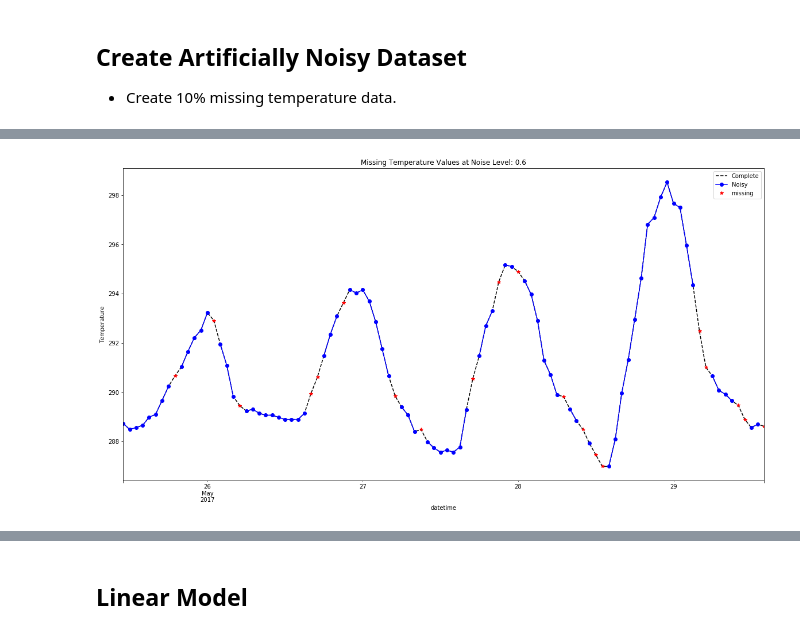
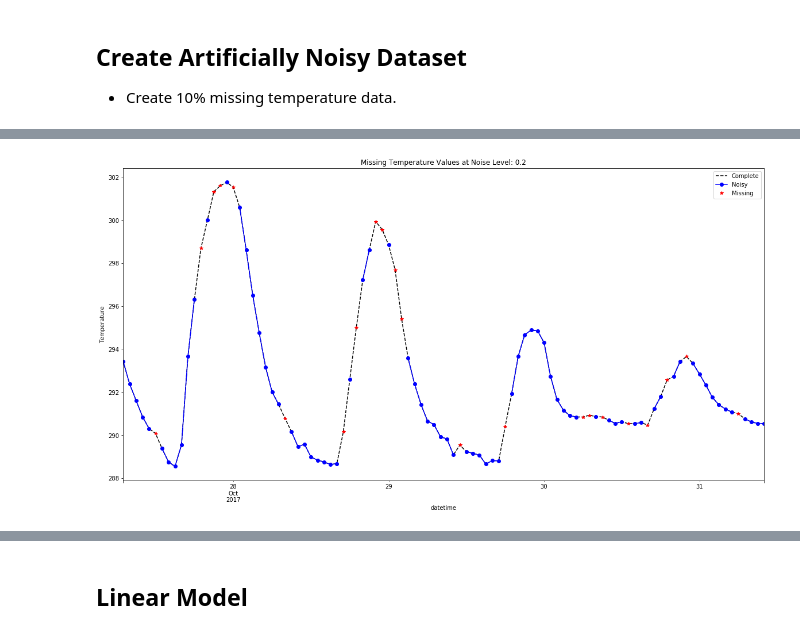
Before and after one commit to franticOreo/WeatherInterpolation, a Jupyter notebook: WeatherDataInterpolation.ipynb, the cells around one changed output, grey strips where cells are left out. Saved outputs shown, nothing was run; the diff lists cells and outputs as text; code cells hidden in the pictures.

Commit message:
Created a new approach to Noise using larger sequences to challenge conventional methods

```diff
--- a/WeatherDataInterpolation.ipynb
+++ b/WeatherDataInterpolation.ipynb
@@ -97,11 +110,10 @@ df.isna().sum().sum()
 # %%
 # Convert date col to numeric representation.
 
-datetime = df['datetime']
+datetimes = df['datetime']
 
 df = date_periodicity(df, date_col='datetime')
 
 train_df, val_df, test_df = split_df(df)
-
-
-noisy_test_df = test_df.copy()
+# # Create copy of Dataframe for Noisy dataset creation.
+# noisy_test_df = test_df.copy()
@@ -112,7 +119,0 @@ noisy_test_df['temperature'].isna().sum()
-# %%
-noise_level = 0.2
-n_gaps = int(noisy_test_df.shape[0] * noise_level)
-# randomly choose gap indexes
-gap_indxs = np.random.choice(a=noisy_test_df.shape[0], size=n_gaps, replace=False)
-
-noisy_test_df['temperature'].iloc[gap_indxs] = np.nan
@@ -151,5 +156,8 @@ noisy_test_df['temperature'].iloc[gap_indxs] = np.nan
+# %%
+sample_size = 100
 # %%
-def plot_noisy_series(complete_series, noisy_series, noise_level=noise_level):
+def plot_noisy_series(complete_series, noisy_series,
+                      noise_level=noise_level, sample_size=100):
     '''
         Inputs:
             complete_series: Series containing all values.
@@ -159,20 +167,25 @@ def plot_noisy_series(complete_series, noisy_series, noise_level=noise_level):
 
 
     # extract datetimes for df indexing
-    test_datetimes =  datetime[-test_df.shape[0]:]
+    test_datetimes =  datetimes[-test_df.shape[0]:]
     # Create df for easy plotting
     df_temp_all = pd.DataFrame({'Complete': complete_series,
                                 'Noisy': noisy_series}).set_index(test_datetimes)
 
     # Create a indicator column for missing temperature value.
-    df_temp_all = df_temp_all.assign(missing=np.nan)
     df_temp_all['Missing'] = df_temp_all[df_temp_all['Noisy'].isna()]['Complete']
 
     styles=['k--', 'bo-', 'r*']
-    df_temp_all[:100].plot(style=styles, figsize=(20,10));
+
+    start_index = np.random.randint(low=0, high=df_temp_all.shape[0]-sample_size)
+    end_index = start_index + sample_size
+
+    df_temp_all.iloc[start_index:end_index, :].plot(style=styles, figsize=(20,10));
     plt.title(f'Missing Temperature Values at Noise Level: {noise_level}')
     plt.ylabel('Temperature');
 # %%
+noisy_test_df = create_noisy_df(test_df, noise_level=noise_level)
+
 plot_noisy_series(test_df['temperature'], noisy_test_df[RESPONSE_VAR])
 # %% [output]
-[figure, old version]
+[figure, new version]
```
Also changed, not shown: parts of 43 cells of this notebook.
